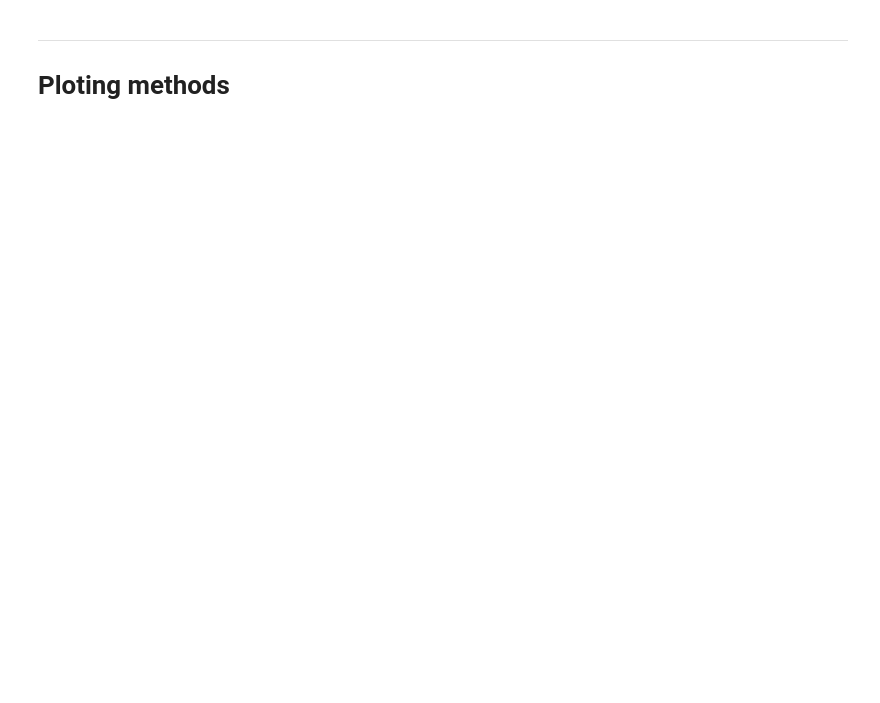
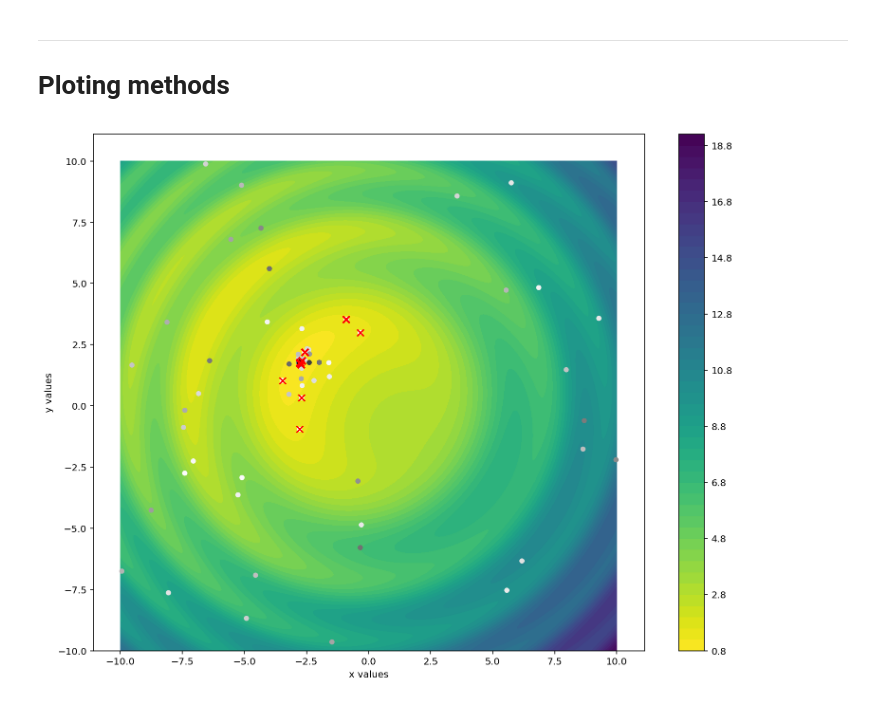
Before and after one commit to leobouraux/Pedestrian-Hub-Model-Optimization, a Jupyter notebook: src/main/python/PlottingMethods.ipynb, the cells around one changed output. Cells and saved outputs as stored; diff of their text form; code cells hidden in the pictures; blank space fills up the shorter version.

Commit message:
better graphs for MinFunction3D

```diff
--- a/src/main/python/PlottingMethods.ipynb
+++ b/src/main/python/PlottingMethods.ipynb
@@ -121,11 +121,11 @@ def drawSolutionDSAMF3D(curr_y, best_y, curr_x, best_x):
     x = np.linspace(-10, 10, N)
     y = np.linspace(-10, 10, N).reshape(-1, 1)
     X, Y = np.meshgrid(x, y)
-    Z = np.sin(-0.15*(x*x+y*y))+0.05*(np.power(x+np.pi, 2)+np.power(y-2, 2))+2;
+    Z = np.sin(-0.15*(x*x+y*y))+0.05*(np.power(x+np.pi, 2)+np.power(y-2, 2)) + 2;
 
 
     fig, ax = plt.subplots()
-    cs = ax.contourf(X, Y, Z, cmap=CMAP)
+    cs = ax.contourf(X, Y, Z, 50, cmap=CMAP)
 
 
     plt.scatter(curr_x, curr_y, c=range(len(curr_y)), vmin=0, vmax=len(curr_y), s=20, label='Current Solution', cmap="Greys", zorder=10)
@@ -142,8 +142,10 @@ def drawSolutionDSAMF3D(curr_y, best_y, curr_x, best_x):
 
     plt.show()
 # %%
-#path = "../java/SimulatedAnnealing/GraphData/DSA_MinFunction3D.txt"
-#best_y, curr_y, acceptance_pb, acc_best_sol, temp, density, markov_len, runtime, iteration_nbr = processDataDSA(path)
-#path = "../java/SimulatedAnnealing/GraphData/DSA_MF3D_currXY.txt"
-#best_x, curr_x, best_y, curr_y = processDataDSA_MF3D(path)
-#drawSolutionDSAMF3D(curr_y, best_y, curr_x, best_x)
+path = "../java/SimulatedAnnealing/GraphData/DSA_MinFunction3D.txt"
+best_y, curr_y, acceptance_pb, acc_best_sol, temp, density, markov_len, runtime, iteration_nbr = processDataDSA(path)
+path = "../java/SimulatedAnnealing/GraphData/DSA_MF3D_currXY.txt"
+best_x, curr_x, best_y, curr_y = processDataDSA_MF3D(path)
+drawSolutionDSAMF3D(curr_y, best_y, curr_x, best_x)
+# %% [output]
+[figure, added]
```
Also changed, not shown: parts of 1 cell of this notebook, 4 other files.
